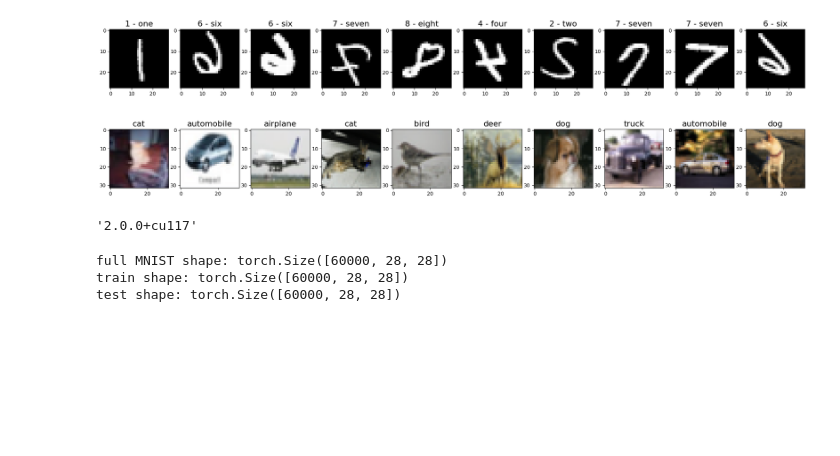
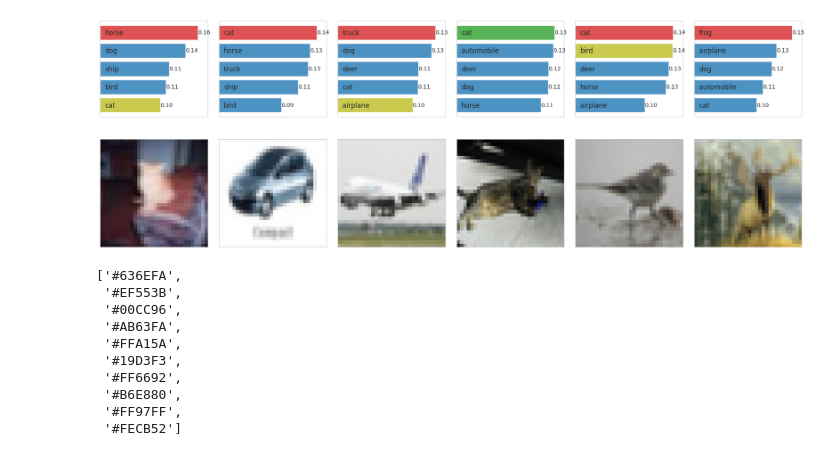
Before and after one commit to thawro/image-classification, a Jupyter notebook: notebooks/data.ipynb, the cells around one changed output. Cells and saved outputs as stored; diff of their text form; code cells hidden in the pictures; blank space fills up the shorter version.

Commit message:
Added callback for example probabilities prediction logging

```diff
--- a/notebooks/data.ipynb
+++ b/notebooks/data.ipynb
@@ -4,3 +14,7 @@ from transforms import UnNormalize
+# %%
+import seaborn as sns
+palette = sns.color_palette()
+sns.set_style("whitegrid")
 # %%
 from torchvision import transforms as T
 from data.transforms import Permute
@@ -45,26 +55,5 @@ mnist_dm.train.data[0].max(), cifar_dm.train.data[0].max()
-# %%
-fig = mnist_dm.plot_images(split="train")
-# %% [output]
-[figure, removed]
-# %%
-fig = cifar_dm.plot_images(split="train", transform=unnormalize)
-# %% [output]
-[figure, removed]
-# %%
-torch.__version__
-# %% [output]
-'2.0.0+cu117'
-# %%
-import torch
-from torch.utils.data import random_split
-from torchvision.datasets import MNIST
-
-mnist = MNIST(root="../data")
-train, test = random_split(mnist, [.7, .3])
-print(f"full MNIST shape: {mnist.data.shape}")
-print(f"train shape: {train.dataset.data.shape}")
-print(f"test shape: {test.dataset.data.shape}")
-# %% [output]
-full MNIST shape: torch.Size([60000, 28, 28])
-train shape: torch.Size([60000, 28, 28])
-test shape: torch.Size([60000, 28, 28])
+# %%
+num_examples = 6
+images = cifar_dm.train.data[:num_examples]
+targets = cifar_dm.train.targets[:num_examples]
+probs = torch.softmax(torch.rand(num_examples, 10), dim=1)
@@ -70,0 +107,19 @@ test shape: torch.Size([60000, 28, 28])
+# %%
+fig = plot_images_predicted_probabilities(images, targets, probs, classes=cifar_dm.classes)
+# %% [output]
+[figure, added]
+# %%
+import plotly.express as px
+
+px.colors.qualitative.Plotly
+# %% [output]
+['#636EFA',
+ '#EF553B',
+ '#00CC96',
+ '#AB63FA',
+ '#FFA15A',
+ '#19D3F3',
+ '#FF6692',
+ '#B6E880',
+ '#FF97FF',
+ '#FECB52']
```
Also changed, not shown: parts of 5 cells of this notebook, 15 other files.
